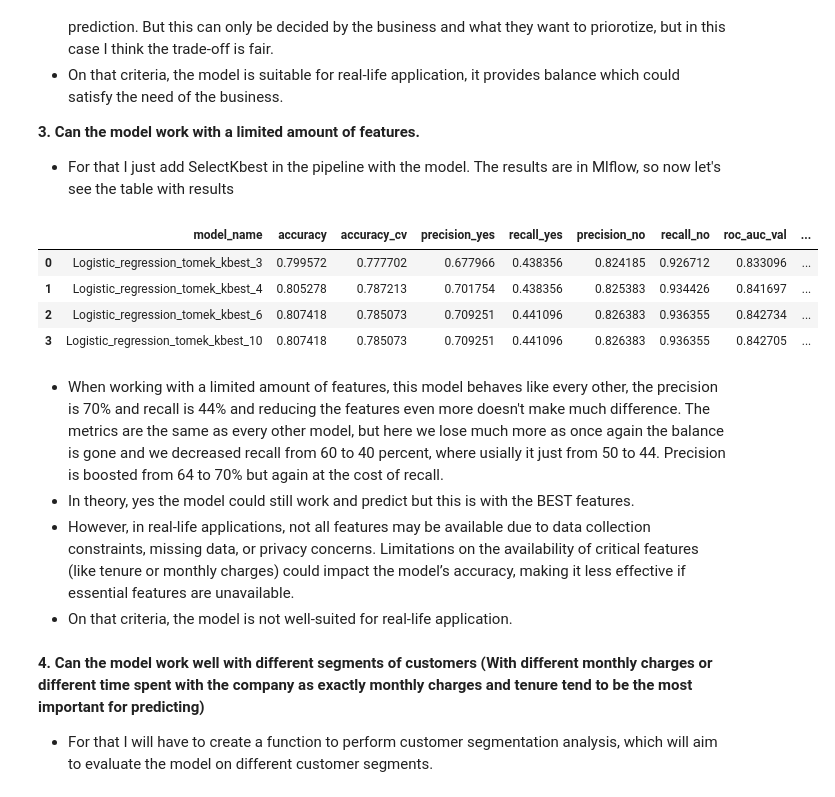
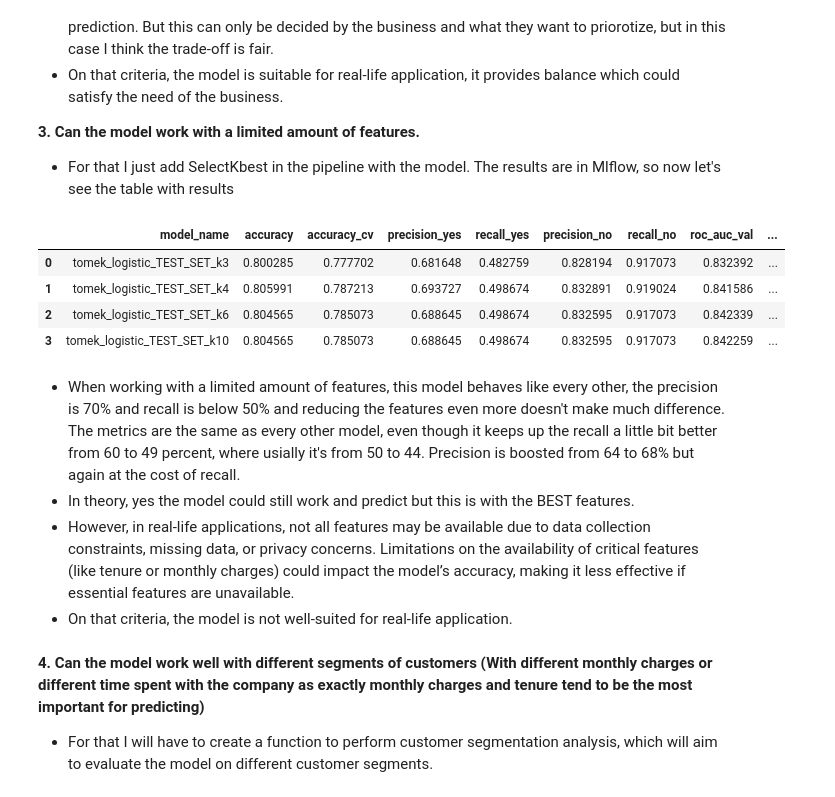
Before and after one commit to AsenSirakov/Machine_Learning_2024_Soft_uni, a Jupyter notebook: Introduction to Machine Learning/Telecom_customer_churn.ipynb, the cells around one changed output. Cells and saved outputs as stored; diff of their text form; code cells hidden in the pictures.

```diff
--- a/Introduction to Machine Learning/Telecom_customer_churn.ipynb
+++ b/Introduction to Machine Learning/Telecom_customer_churn.ipynb
@@ -1576,16 +1617,16 @@ comparison_table_ensembles
 **3. Can the model work with a limited amount of features.**
 - For that I just add SelectKbest in the pipeline with the model. The results are in Mlflow, so now let's see the table with results
 # %%
-comparison_table_best_select_K = get_model_comparison_table(tag_filters={"bestk": "bestk"})
+comparison_table_best_select_K = get_model_comparison_table(tag_filters={"testk": "testk"})
 comparison_table_best_select_K
 # %% [output]
 |  | model_name | accuracy | accuracy_cv | precision_yes | recall_yes | precision_no | recall_no | roc_auc_val | ... |
-| 0 | Logistic_regression_tomek_kbest_3 | 0.799572 | 0.777702 | 0.677966 | 0.438356 | 0.824185 | 0.926712 | 0.833096 | ... |
-| 1 | Logistic_regression_tomek_kbest_4 | 0.805278 | 0.787213 | 0.701754 | 0.438356 | 0.825383 | 0.934426 | 0.841697 | ... |
-| 2 | Logistic_regression_tomek_kbest_6 | 0.807418 | 0.785073 | 0.709251 | 0.441096 | 0.826383 | 0.936355 | 0.842734 | ... |
-| 3 | Logistic_regression_tomek_kbest_10 | 0.807418 | 0.785073 | 0.709251 | 0.441096 | 0.826383 | 0.936355 | 0.842705 | ... |
+| 0 | tomek_logistic_TEST_SET_k3 | 0.800285 | 0.777702 | 0.681648 | 0.482759 | 0.828194 | 0.917073 | 0.832392 | ... |
+| 1 | tomek_logistic_TEST_SET_k4 | 0.805991 | 0.787213 | 0.693727 | 0.498674 | 0.832891 | 0.919024 | 0.841586 | ... |
+| 2 | tomek_logistic_TEST_SET_k6 | 0.804565 | 0.785073 | 0.688645 | 0.498674 | 0.832595 | 0.917073 | 0.842339 | ... |
+| 3 | tomek_logistic_TEST_SET_k10 | 0.804565 | 0.785073 | 0.688645 | 0.498674 | 0.832595 | 0.917073 | 0.842259 | ... |
 # %% [markdown]
-- When working with a limited amount of features, this model behaves like every other, the precision is 70% and recall is 44% and reducing the features even more doesn't make much difference. The metrics are the same as every other model, but here we lose much more as once again the balance is gone and we decreased recall from 60 to 40 percent, where usially it just from 50 to 44. Precision is boosted from 64 to 70% but again at the cost of recall.
+- When working with a limited amount of features, this model behaves like every other, the precision is 70% and recall is below 50% and reducing the features even more doesn't make much difference. The metrics are the same as every other model, even though it keeps up the recall a little bit better from 60 to 49 percent, where usially it's from 50 to 44. Precision is boosted from 64 to 68% but again at the cost of recall.
 - In theory, yes the model could still work and predict but this is with the BEST features.
 - However, in real-life applications, not all features may be available due to data collection constraints, missing data, or privacy concerns. Limitations on the availability of critical features (like tenure or monthly charges) could impact the model’s accuracy, making it less effective if essential features are unavailable.
 - On that criteria, the model is not well-suited for real-life application.
```
Also changed, not shown: parts of 18 cells of this notebook.
